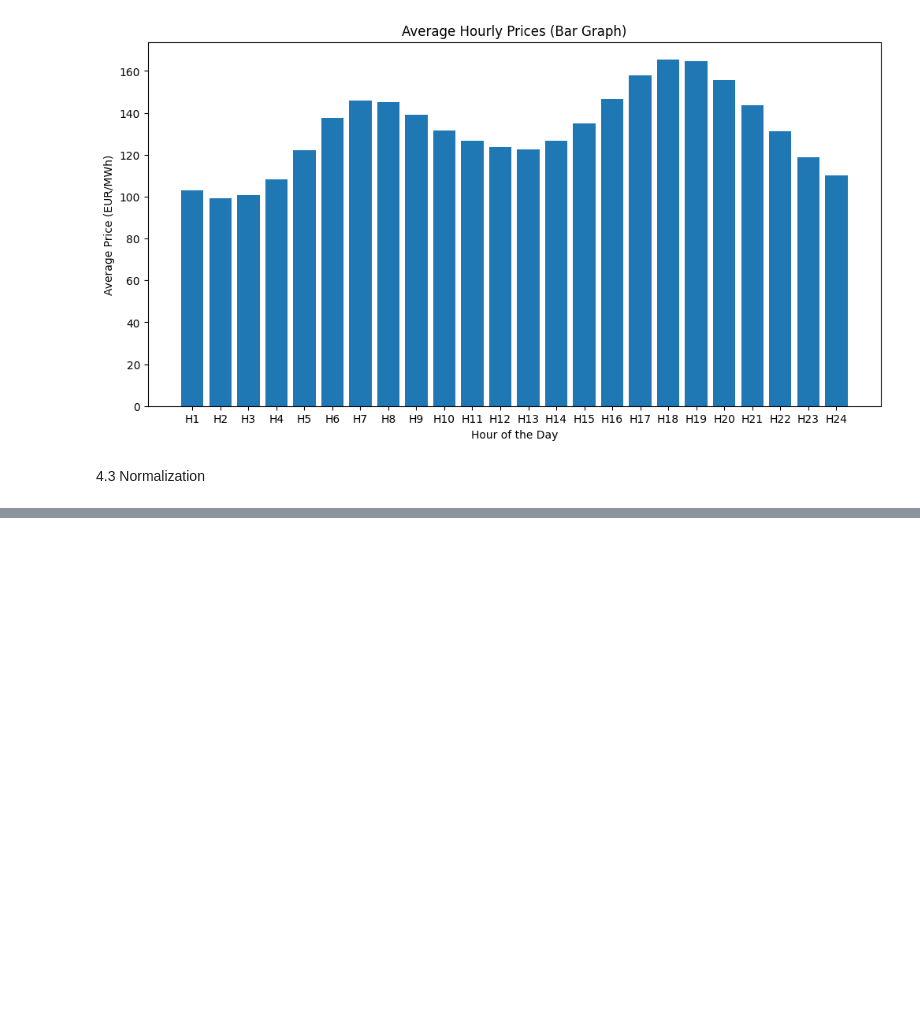
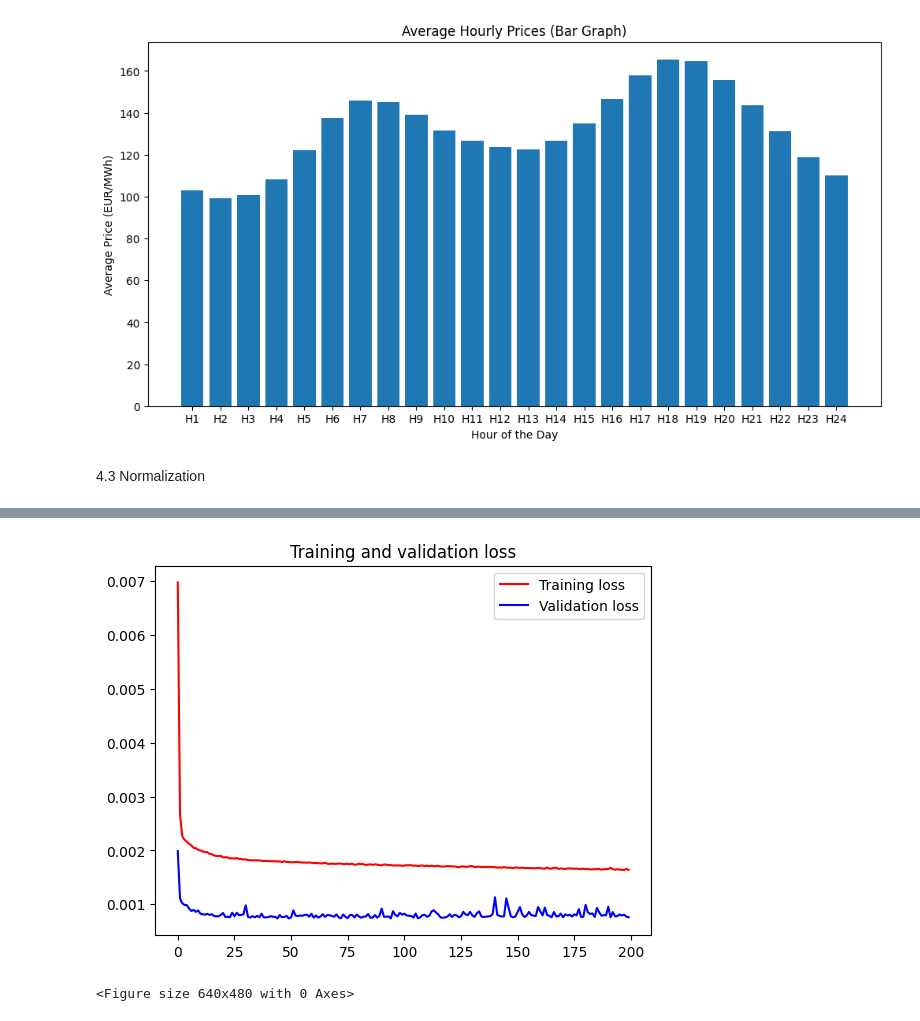
Before and after one commit to clerisy47/VoltVision, a Jupyter notebook: notebooks/price_forecasting.ipynb, the cells around one changed output, grey strips where cells are left out. Drawn from its saved outputs; the diff is of its cells as text; code cells hidden in the pictures; blank space fills up the shorter version.

Commit message:
add price models

```diff
--- a/notebooks/price_forecasting.ipynb
+++ b/notebooks/price_forecasting.ipynb
@@ -227,0 +244,12 @@ X_train, X_test, y_train, y_test = train_test_split(X, y, train_size=0.8)
+# %%
+def create_dataset(dataset, time_step=1):
+    dataX, dataY = [], []
+    for i in range(len(dataset)-time_step-1):
+        a = dataset[i:(i+time_step), 0]
+        dataX.append(a)
+        dataY.append(dataset[i + time_step, 0])
+    return np.array(dataX), np.array(dataY)
+# %%
+time_step = 15
+X_train, y_train = create_dataset(dataset=df_train, time_step=time_step)
+X_test, y_test = create_dataset(dataset=df_test, time_step=time_step)
@@ -227,0 +279,10 @@ X_train, X_test, y_train, y_test = train_test_split(X, y, train_size=0.8)
+# %%
+model=Sequential()
+
+model.add(LSTM(10,input_shape=(None,1),activation="relu"))
+
+model.add(Dense(1))
+
+model.compile(loss="mean_squared_error",optimizer="adam")
+# %%
+history = model.fit(X_train,y_train,validation_data=(X_test,y_test),epochs=200,batch_size=32,verbose=1)
@@ -227,0 +307,17 @@ X_train, X_test, y_train, y_test = train_test_split(X, y, train_size=0.8)
+# %%
+loss = history.history['loss']
+val_loss = history.history['val_loss']
+
+epochs = range(len(loss))
+
+plt.plot(epochs, loss, 'r', label='Training loss')
+plt.plot(epochs, val_loss, 'b', label='Validation loss')
+plt.title('Training and validation loss')
+plt.legend(loc=0)
+plt.figure()
+
+
+plt.show()
+# %% [output]
+[figure, added]
+<Figure size 640x480 with 0 Axes>
```
Also changed, not shown: parts of 29 cells of this notebook.
